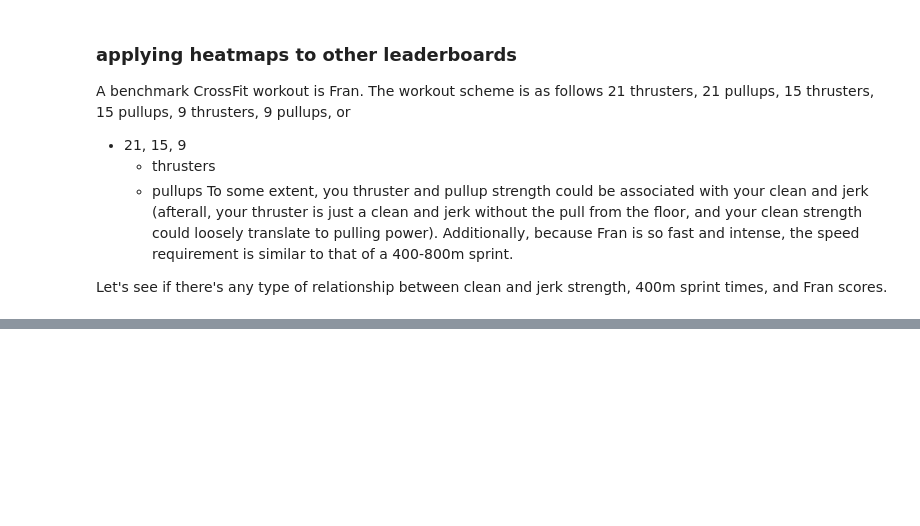
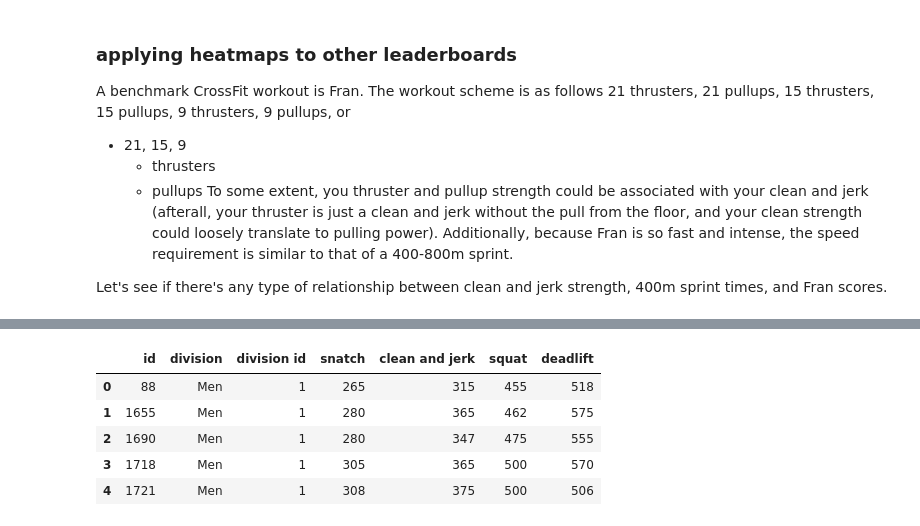
Before and after one commit to zfreedman/crossfit_open_2018, a Jupyter notebook: data_visualization.ipynb, the cells around one changed output, grey strips where cells are left out. Drawn from its saved outputs; the diff is of its cells as text; code cells hidden in the pictures; blank space fills up the shorter version.

Commit message:
feat: Structured inner join query to grab all men's divisions' lifts.

```diff
--- a/data_visualization.ipynb
+++ b/data_visualization.ipynb
@@ -577,0 +583,30 @@ with sb.axes_style("white"):
+# %%
+mens_lifts = grab_data(
+    """
+        SELECT
+            a.id as id,
+            division,
+            d.id as 'division id',
+            snatch_lbs as snatch,
+            clean_and_jerk_lbs as 'clean and jerk',
+            back_squat_lbs as squat,
+            deadlift_lbs as deadlift
+        FROM athlete AS a
+        INNER JOIN division AS d
+        ON a.division_id = d.id
+        WHERE
+            division_id IN (1, 3, 5, 7, 9, 12, 14, 16, 18) AND
+            snatch_lbs > 0 AND
+            clean_and_jerk_lbs > 0 AND
+            back_squat_lbs > 0 AND
+            deadlift_lbs > 0;
+    """
+)
+mens_lifts.head(5)
+# %% [output]
+|  | id | division | division id | snatch | clean and jerk | squat | deadlift |
+| 0 | 88 | Men | 1 | 265 | 315 | 455 | 518 |
+| 1 | 1655 | Men | 1 | 280 | 365 | 462 | 575 |
+| 2 | 1690 | Men | 1 | 280 | 347 | 475 | 555 |
+| 3 | 1718 | Men | 1 | 305 | 365 | 500 | 570 |
+| 4 | 1721 | Men | 1 | 308 | 375 | 500 | 506 |
```
Also changed, not shown: parts of 14 cells of this notebook, 1 other file.
